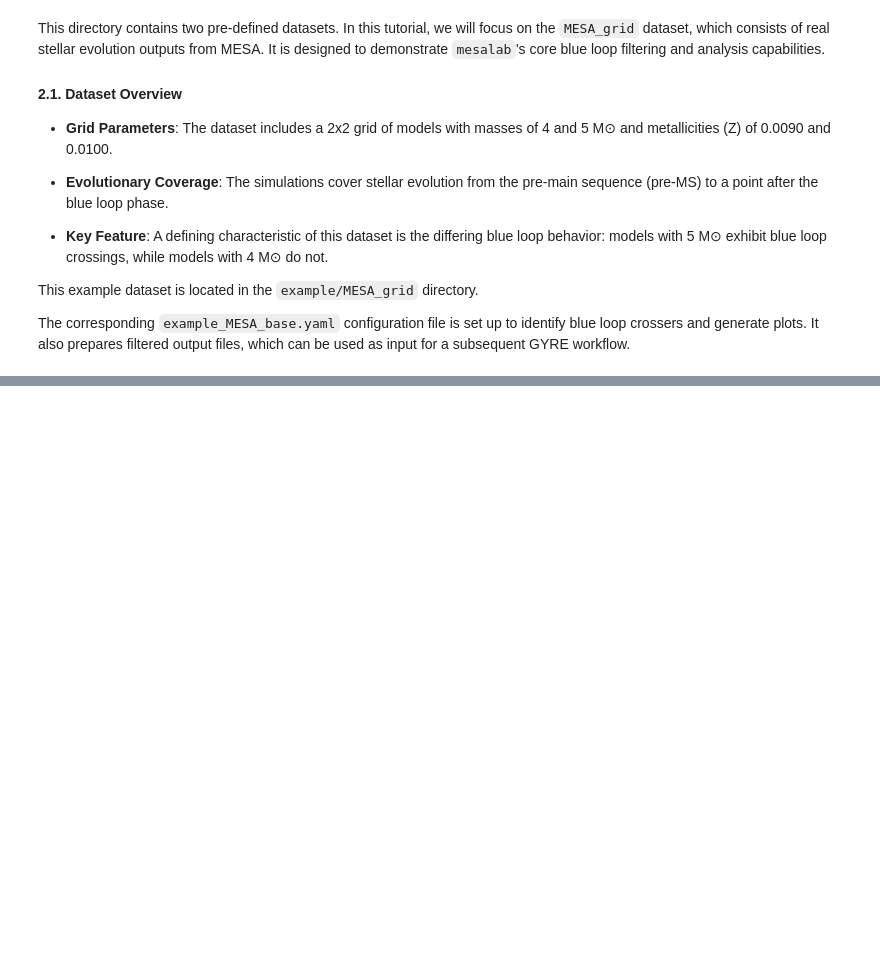
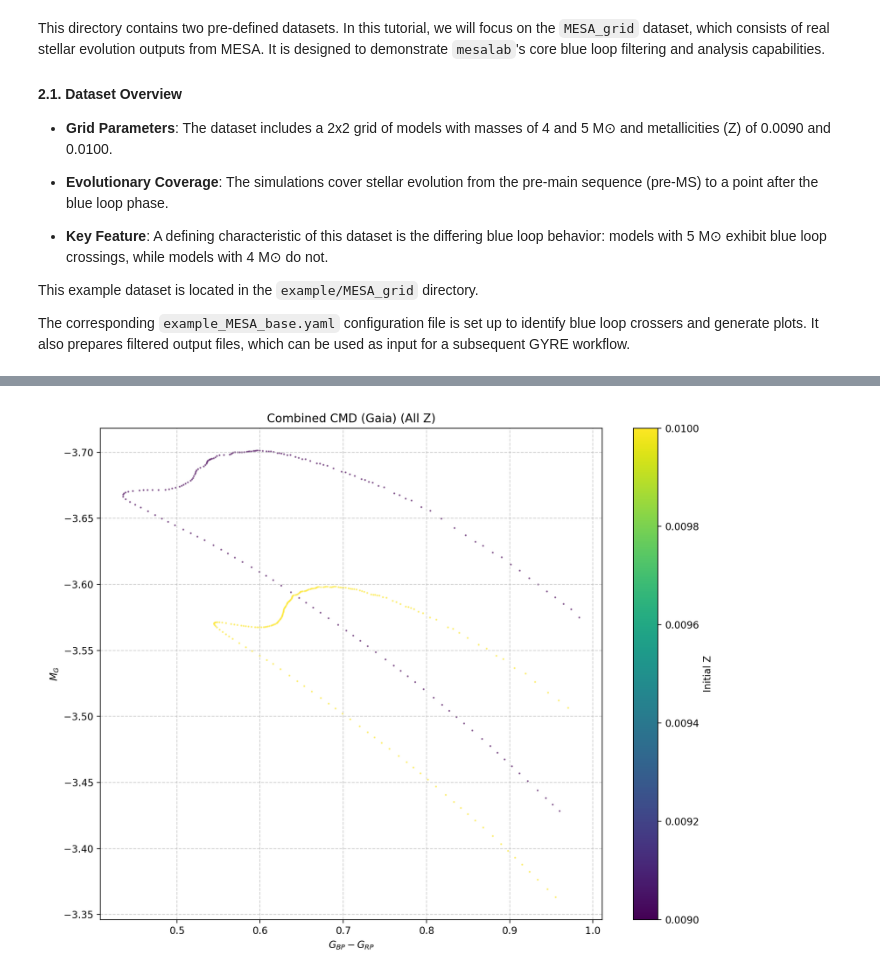
Before and after one commit to tnehezd/mesalab, a Jupyter notebook: docs/colab_notebooks/mesalab_full_tutorial.ipynb, the cells around one changed output, grey strips where cells are left out. Saved outputs shown, nothing was run; the diff lists cells and outputs as text; code cells hidden in the pictures; blank space fills up the shorter version.

```diff
--- a/docs/colab_notebooks/mesalab_full_tutorial.ipynb
+++ b/docs/colab_notebooks/mesalab_full_tutorial.ipynb
@@ -121,0 +128,5 @@ You can easily run your first example by executing `mesalab` with the provided c
+# %%
+from IPython.display import Image
+Image(filename='MESA_grid_base_output/plots/CMD_Gaia_all_blue_loop_data.png')
+# %% [output]
+[figure, added]
```
Also changed, not shown: parts of 7 cells of this notebook.
